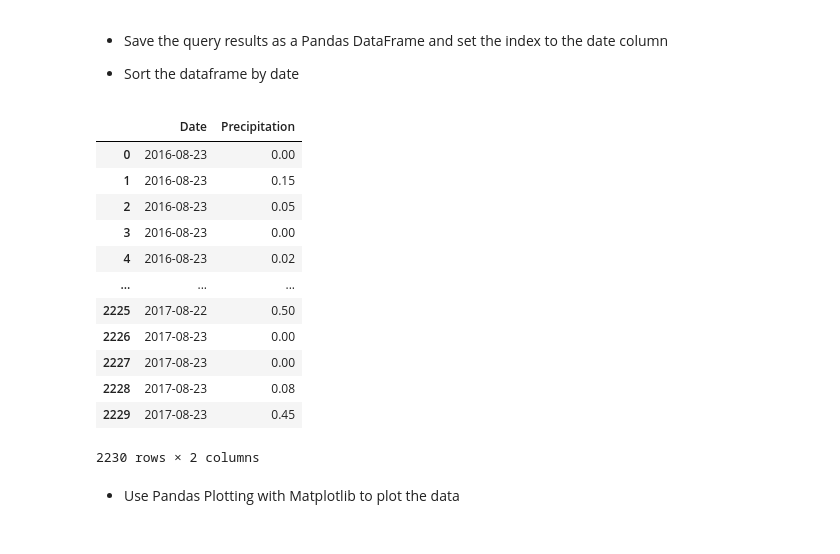
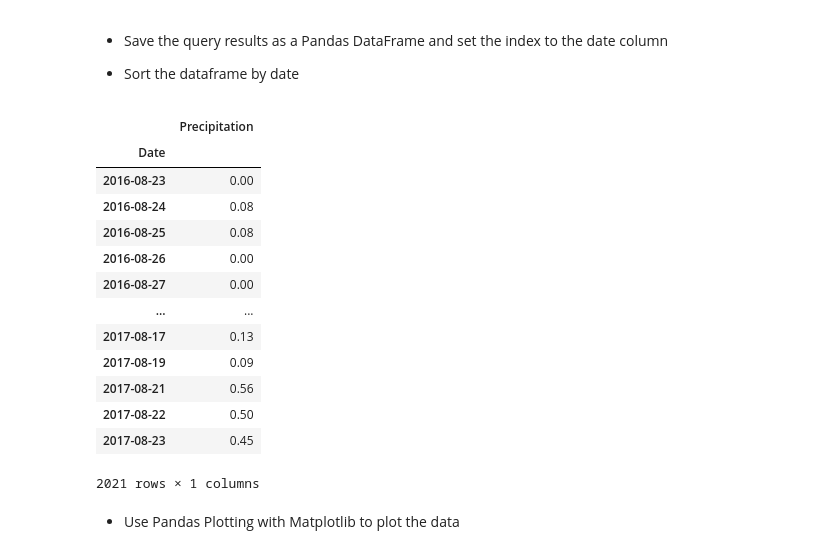
Before and after one commit to cswanson618/sqlalchemy-challenge, a Jupyter notebook: climate_swanson.ipynb, the cells around one changed output. Drawn from its saved outputs; the diff is of its cells as text; code cells hidden in the pictures.

```diff
--- a/climate_swanson.ipynb
+++ b/climate_swanson.ipynb
@@ -19,6 +19,6 @@ engine = create_engine("sqlite:///Resources/hawaii.sqlite")
 Base = automap_base()
 Base.prepare(engine, reflect=True)
 Base.classes.keys()
-measurement = Base.classes.measurement
-station = Base.classes.station
+Measurement = Base.classes.measurement
+Station = Base.classes.station
 session = Session(engine)
@@ -66,25 +38,29 @@ result_meas_precipdata = session.execute(cmd_meas_precipdata).fetchall()
+# %%
+precip_data = session.query(Measurement.prcp, Measurement.date).filter(Measurement.date >= dt.date(2016, 8, 23), Measurement.date <= dt.date(2017, 8, 23)).all()
+#pprint(precip_data)
 # %% [markdown]
 * Save the query results as a Pandas DataFrame and set the index to the date column
 
 * Sort the dataframe by date
 # %%
-df_meas_precipdata= pd.DataFrame(result_meas_precipdata, columns = ["Date", "Precipitation"]).fillna(0.00)
+df_meas_precipdata = pd.DataFrame(precip_data, columns = ["Precipitation", "Date"]).dropna().set_index("Date")
 df_meas_precipdata
 #Data was already sorted by date in the SQL Query.
 # %% [output]
-|  | Date | Precipitation |
-| 0 | 2016-08-23 | 0.00 |
-| 1 | 2016-08-23 | 0.15 |
-| 2 | 2016-08-23 | 0.05 |
-| 3 | 2016-08-23 | 0.00 |
-| 4 | 2016-08-23 | 0.02 |
-| ... | ... | ... |
-| 2225 | 2017-08-22 | 0.50 |
-| 2226 | 2017-08-23 | 0.00 |
-| 2227 | 2017-08-23 | 0.00 |
-| 2228 | 2017-08-23 | 0.08 |
-| 2229 | 2017-08-23 | 0.45 |
+|  | Precipitation |
+| Date |  |
+| 2016-08-23 | 0.00 |
+| 2016-08-24 | 0.08 |
+| 2016-08-25 | 0.08 |
+| 2016-08-26 | 0.00 |
+| 2016-08-27 | 0.00 |
+| ... | ... |
+| 2017-08-17 | 0.13 |
+| 2017-08-19 | 0.09 |
+| 2017-08-21 | 0.56 |
+| 2017-08-22 | 0.50 |
+| 2017-08-23 | 0.45 |
-2230 rows × 2 columns
+2021 rows × 1 columns
 # %% [markdown]
 * Use Pandas Plotting with Matplotlib to plot the data
 # %%
```
Also changed, not shown: parts of 17 cells of this notebook.
